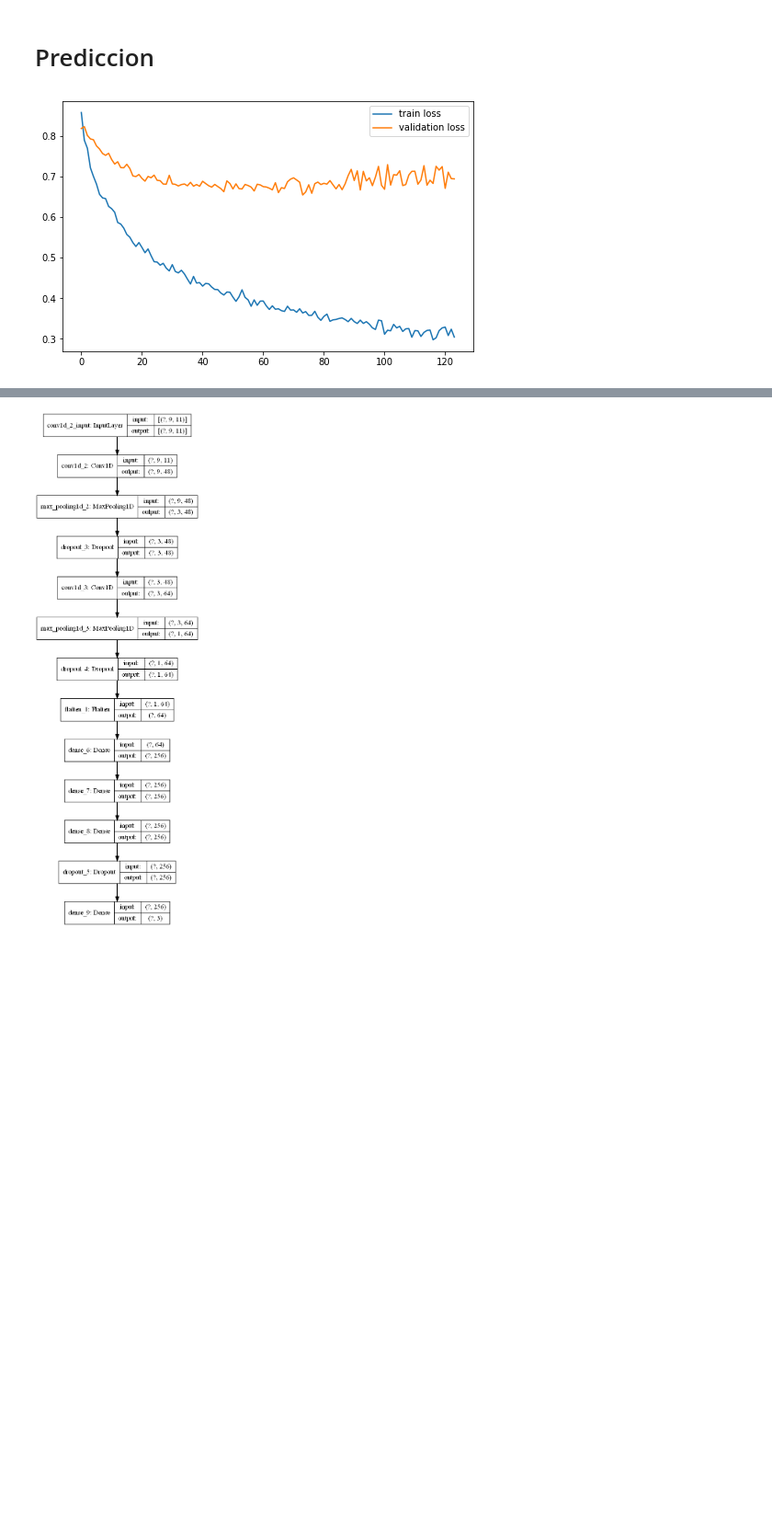
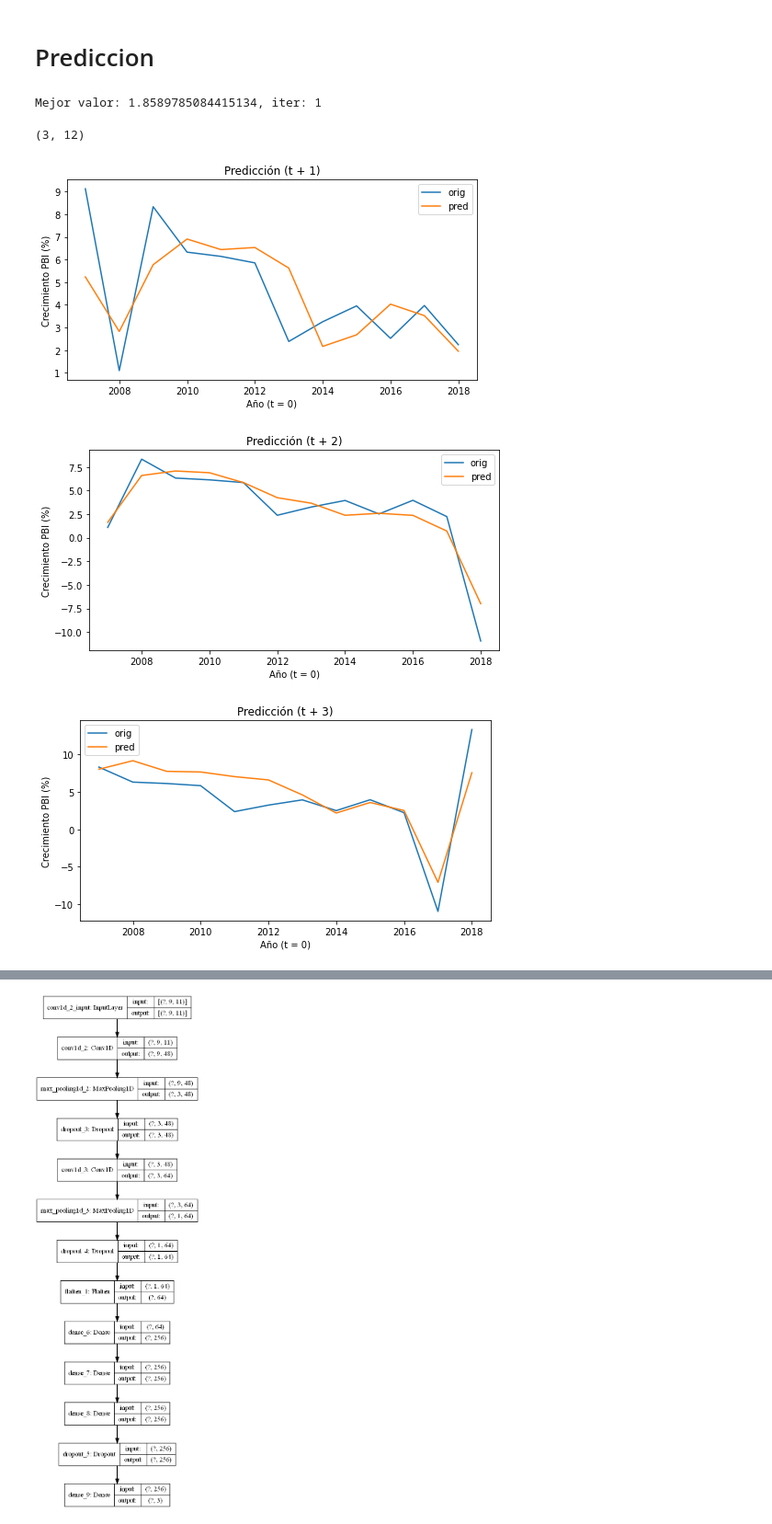
Before and after one commit to valegrei/gdp-growth-forecast, a Jupyter notebook: gdp_growth_forecasting/evaluacion/CNN_evaluation.ipynb, the cells around one changed output, grey strips where cells are left out. Shown: that part at 92% size. Cells and saved outputs as stored; diff of their text form; code cells hidden in the pictures; blank space fills up the shorter version.

Commit message:
Modelos entrenados

```diff
--- a/gdp_growth_forecasting/evaluacion/CNN_evaluation.ipynb
+++ b/gdp_growth_forecasting/evaluacion/CNN_evaluation.ipynb
@@ -226,8 +236,16 @@ model.save(res_name+'.h5')
-# %%
-plot_history(history,'loss')
-# %% [output]
-[figure, removed]
+# %%
+best_iter = predecir()
+# %% [output]
+Mejor valor: 1.8589785084415134, iter: 1
 # %%
+#model = load_model(res_name+'_'+str(best_iter)+'.h5')
+model = load_model('resultados/CNN_20220731_1050_1.h5')
 y_pred = model(x_test)
 dn_y_test = std_scaler_y_test.inverse_transform(y_test)
 dn_y_pred = std_scaler_y_test.inverse_transform(y_pred)
+plot_pred(dn_y_test, dn_y_pred,2021)
+# %% [output]
+(3, 12)
+[figure, added]
+[figure, added]
+[figure, added]
```
Also changed, not shown: parts of 2 cells of this notebook, 15 other files.
